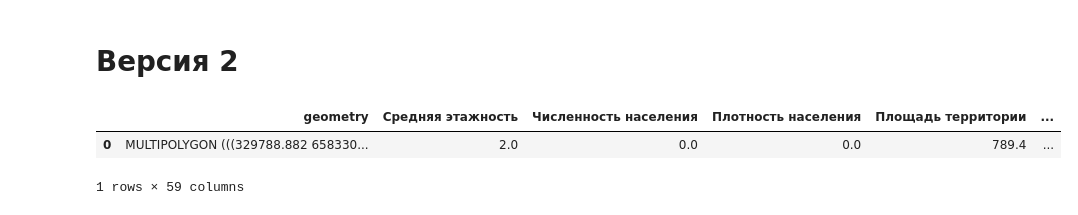
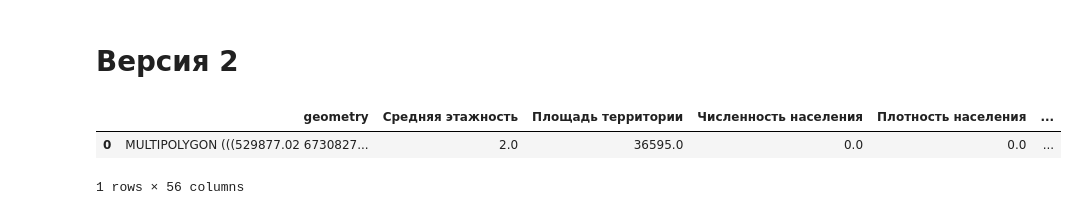
Before and after one commit to Mvin8/Urbanomy, a Jupyter notebook: examples/F37 v2.ipynb, the cells around one changed output. Cells and saved outputs as stored; diff of their text form; code cells hidden in the pictures.

```diff
--- a/examples/F37 v2.ipynb
+++ b/examples/F37 v2.ipynb
@@ -770,9 +757,10 @@ Generating SHAP Dependence Plot for LandUse_business...
 # %%
-URBAN_API = "https://urban-api.idu.kanootoko.org/api/v1"
-import requests
-
+#211
+#198
+#124
+#335
 scenario_response = requests.get(
-    f"{URBAN_API}/scenarios/{335}"
+    f"{URBAN_API}/scenarios/{id}"
 )
 if scenario_response.status_code != 200:
     raise Exception("Ошибка при получении информации по сценарию")
@@ -791,34 +779,34 @@ if territory_response.status_code != 200:
 
 territory_data = territory_response.json()
 territory_geometry = territory_data["geometry"]
 territory_feature = {
     'type': 'Feature',
     'geometry': territory_geometry,
     'properties': {}
 }
 polygon_gdf = gpd.GeoDataFrame.from_features([territory_feature], crs=4326)
 polygon_gdf = polygon_gdf.to_crs(32636)
 
 
 scenario_indicators_response = requests.get(
-    f"{URBAN_API}/scenarios/{335}/indicators_values"
+    f"{URBAN_API}/scenarios/{id}/indicators_values"
 )
 if scenario_response.status_code != 200:
     raise Exception("Ошибка при получении информации по сценарию")
 
 scenario_indicators = scenario_indicators_response.json()
 
 indicator_attributes = {
     indicator['indicator']['name_full']: indicator['value']
     for indicator in scenario_indicators
 }
 
 # Добавляем эти значения как колонки в polygon_gdf
 for name, value in indicator_attributes.items():
     polygon_gdf[name] = value
 
 polygon_gdf
 # %% [output]
-|  | geometry | Средняя этажность | Численность населения | Плотность населения | Площадь территории | ... |
-| 0 | MULTIPOLYGON (((329788.882 658330... | 2.0 | 0.0 | 0.0 | 789.4 | ... |
+|  | geometry | Средняя этажность | Площадь территории | Численность населения | Плотность населения | ... |
+| 0 | MULTIPOLYGON (((529877.02 6730827... | 2.0 | 36595.0 | 0.0 | 0.0 | ... |
-1 rows × 59 columns
+1 rows × 56 columns
```
Also changed, not shown: parts of 16 cells of this notebook, 3 other files.
